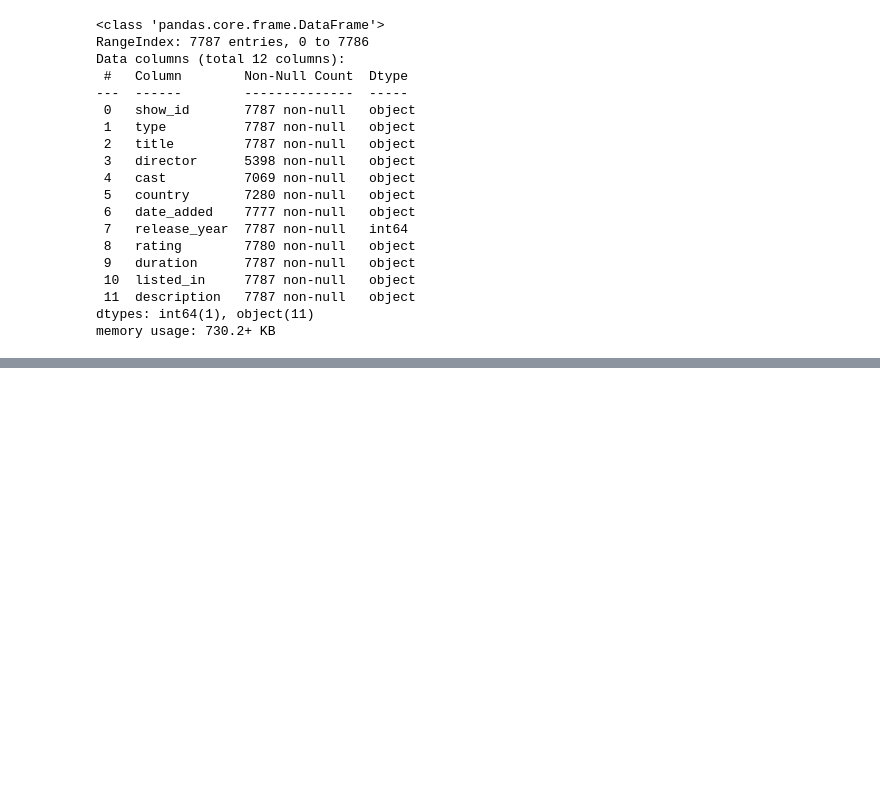
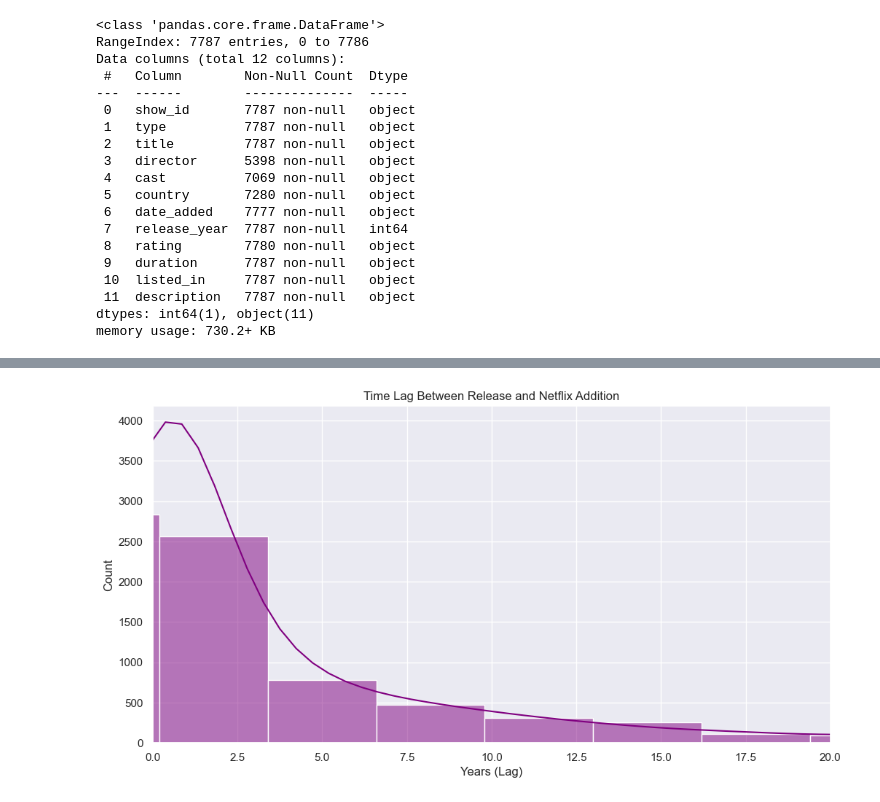
Before and after one commit to NickyY28/21-days-21-projects, a Jupyter notebook: day2Project2/NetflixAnalysis.ipynb, the cells around one changed output, grey strips where cells are left out. Cells and saved outputs as stored; diff of their text form; code cells hidden in the pictures; blank space fills up the shorter version.

Commit message:
Netflix analysis completed

```diff
--- a/day2Project2/NetflixAnalysis.ipynb
+++ b/day2Project2/NetflixAnalysis.ipynb
@@ -41,0 +44,7 @@ memory usage: 730.2+ KB
+# %%
+mode_country = netflix_df['country'].mode()[0]
+netflix_df['country'] = netflix_df['country'].fillna(mode_country)
+# %%
+netflix_df.dropna(subset=['date_added', 'rating'], inplace=True)
+# %%
+netflix_df['date_added'] = pd.to_datetime(netflix_df['date_added'], format= 'mixed', dayfirst= False) #convert text(string) to date
@@ -41,0 +62,4 @@ memory usage: 730.2+ KB
+# %%
+#creating new features, year and month
+netflix_df['year_added'] = netflix_df['date_added'].dt.year #extracting year from date_added
+netflix_df['month_added'] = netflix_df['date_added'].dt.month #extracting month from date_added
@@ -41,0 +87,12 @@ memory usage: 730.2+ KB
+# %%
+#How old is the content when it gets added to Netflix?
+netflix_df['Content_Lag'] = netflix_df['year_added'] - netflix_df['release_year']
+# Plot Content Lag
+plt.figure(figsize=(12, 6))
+sns.histplot(netflix_df['Content_Lag'], bins=30, kde=True, color='purple')
+plt.title('Time Lag Between Release and Netflix Addition')
+plt.xlim(0, 20) # Focus on the last 30 years
+plt.xlabel('Years (Lag)')
+plt.show()
+# %% [output]
+[figure, added]
```
Also changed, not shown: parts of 25 cells of this notebook.
